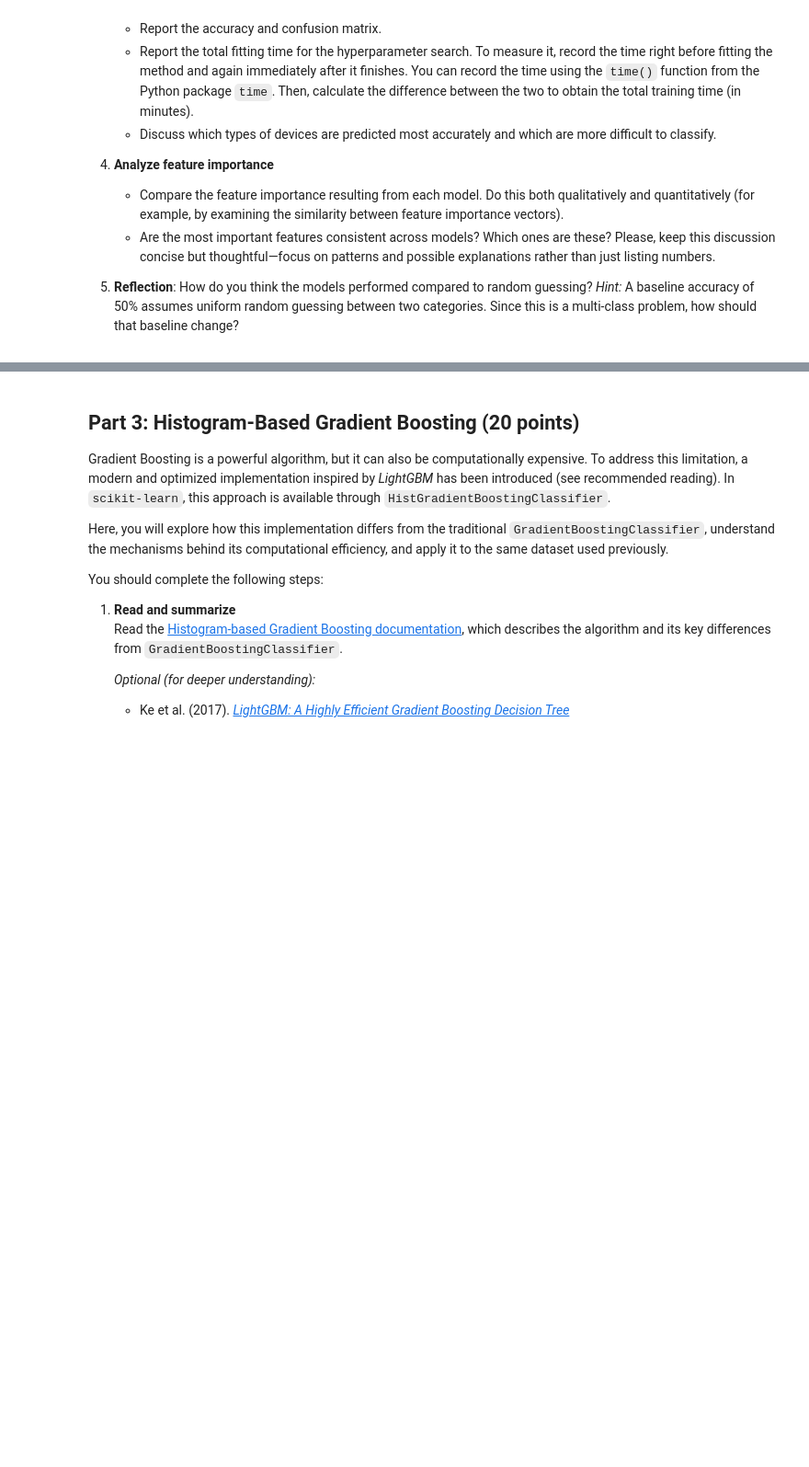
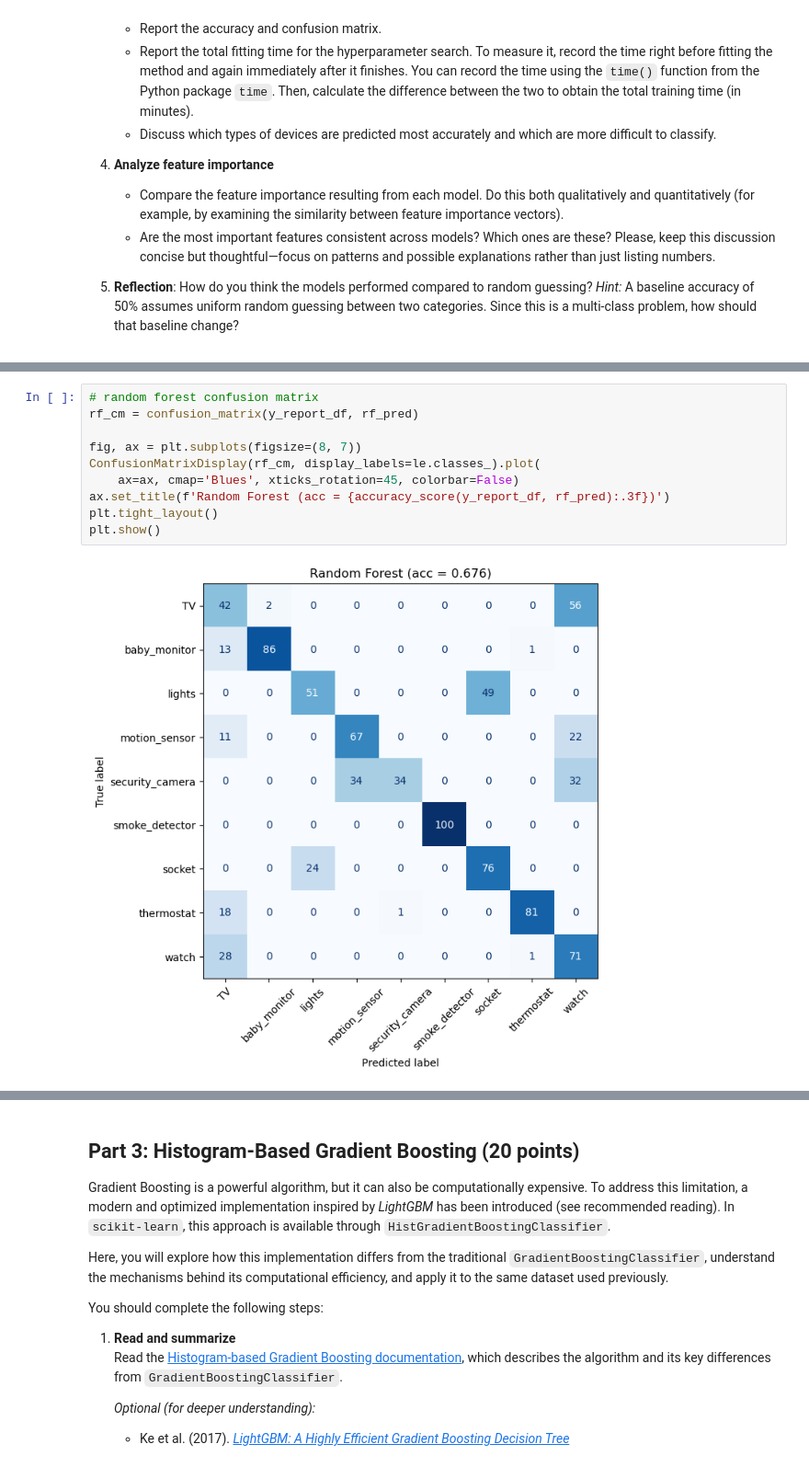
Before and after one commit to Ryanmh1024/machine_learning_lab01, a Jupyter notebook: 07-iot-ensemble-classification.ipynb, the cells around one changed output, grey strips where cells are left out. Shown at 92% size. Cells and saved outputs as stored; diff of their text form; blank space fills up the shorter version.

```diff
--- a/07-iot-ensemble-classification.ipynb
+++ b/07-iot-ensemble-classification.ipynb
@@ -171,0 +251,12 @@ Your tasks are:
+# %%
+# random forest confusion matrix
+rf_cm = confusion_matrix(y_report_df, rf_pred)
+
+fig, ax = plt.subplots(figsize=(8, 7))
+ConfusionMatrixDisplay(rf_cm, display_labels=le.classes_).plot(
+    ax=ax, cmap='Blues', xticks_rotation=45, colorbar=False)
+ax.set_title(f'Random Forest (acc = {accuracy_score(y_report_df, rf_pred):.3f})')
+plt.tight_layout()
+plt.show()
+# %% [output]
+[figure, added]
```
Also changed, not shown: parts of 15 cells of this notebook.
